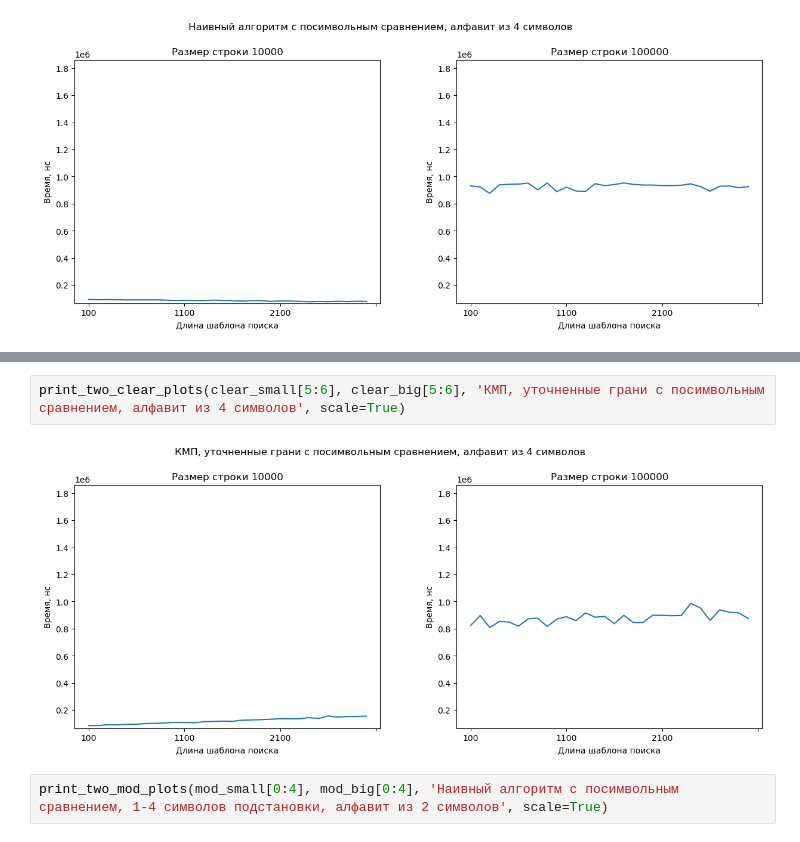
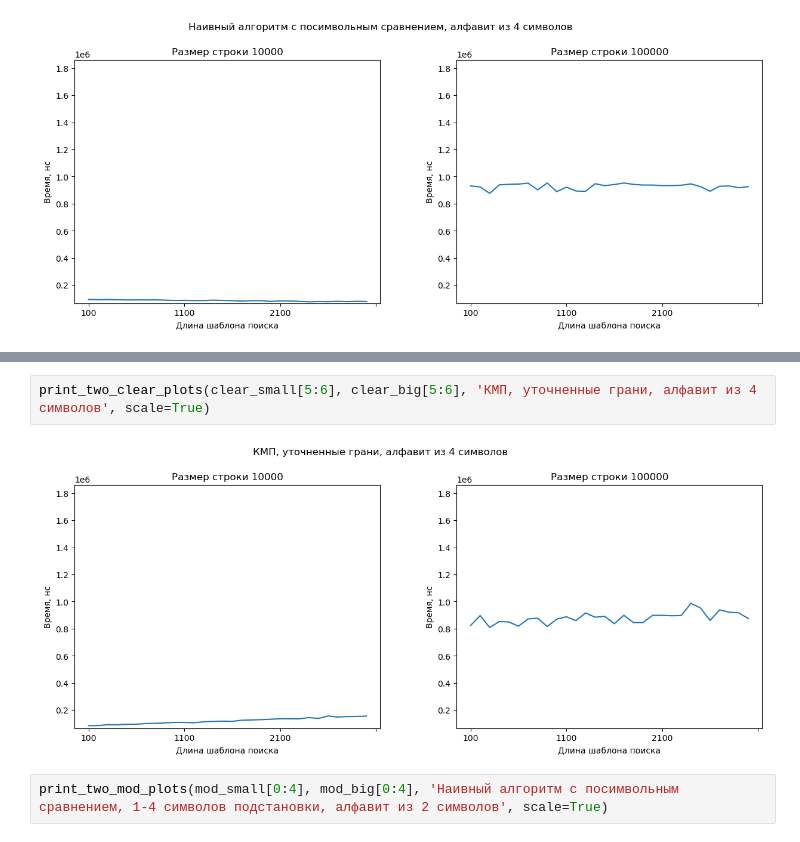
Before and after one commit to KobyzevIlya/KDZ, a Jupyter notebook: KDZ-2/report/ipynb/charts.ipynb, the cells around one changed output, grey strips where cells are left out. Saved outputs shown, nothing was run; the diff lists cells and outputs as text.

```diff
--- a/KDZ-2/report/ipynb/charts.ipynb
+++ b/KDZ-2/report/ipynb/charts.ipynb
@@ -92,7 +92,7 @@ print_two_clear_plots(clear_small[4:5], clear_big[4:5], 'КМП, уточнен
 # %%
-print_two_clear_plots(clear_small[5:6], clear_big[5:6], 'КМП, уточненные грани с посимвольным сравнением, алфавит из 4 символов', scale=True)
+print_two_clear_plots(clear_small[5:6], clear_big[5:6], 'КМП, уточненные грани, алфавит из 4 символов', scale=True)
 # %% [output]
-[figure, old version]
+[figure, new version]
 # %%
 print_two_mod_plots(mod_small[0:4], mod_big[0:4], 'Наивный алгоритм с посимвольным сравнением, 1-4 символов подстановки, алфавит из 2 символов', scale=True)
 # %% [output]
```
Also changed, not shown: parts of 7 cells of this notebook, 10 other files.
